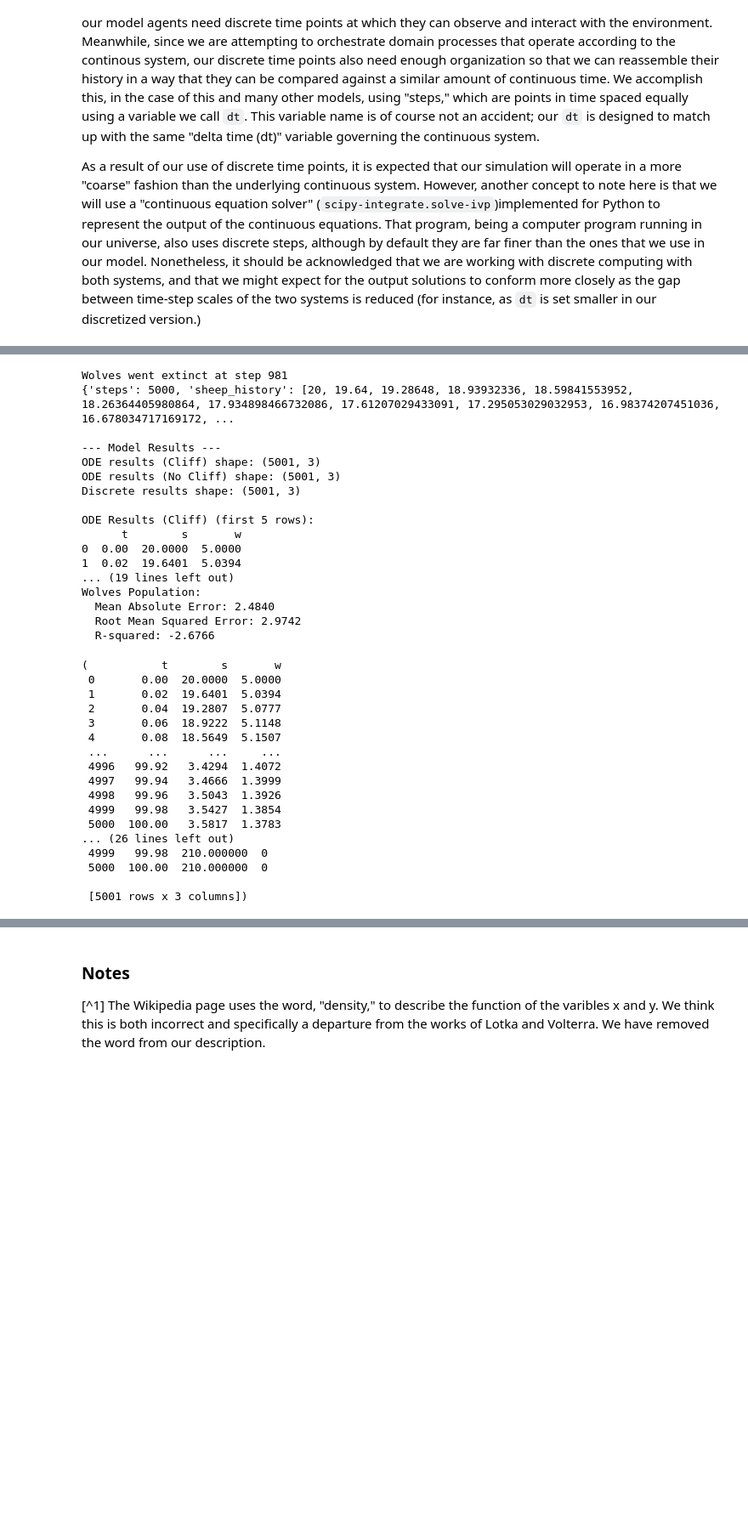
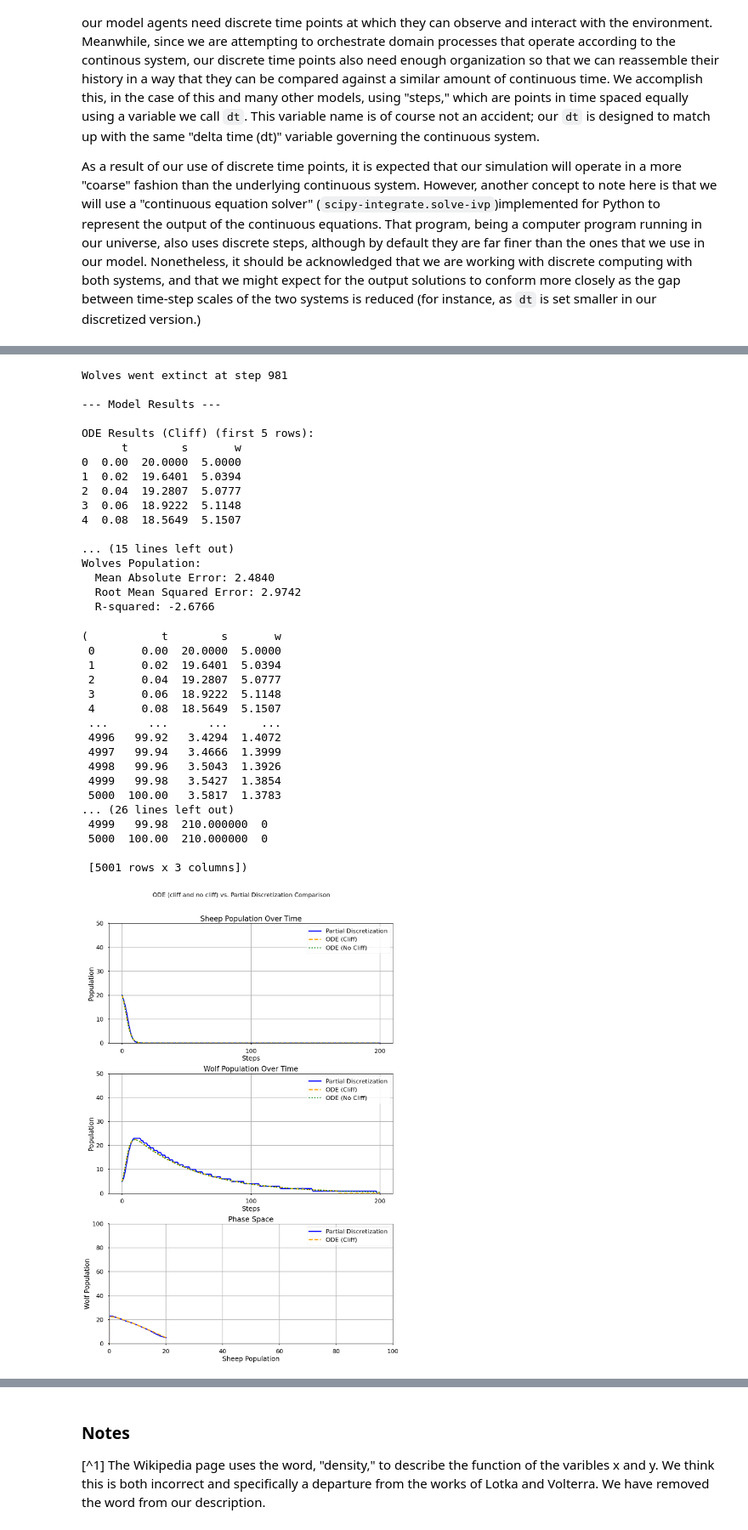
Before and after one commit to peterdresslar/do-android-wolves-dream-of-electric-sheep, a Jupyter notebook: notebooks/validation.ipynb, the cells around one changed output, grey strips where cells are left out. Shown: that part at 85% size. Cells and saved outputs as stored; diff of their text form; code cells hidden in the pictures; blank space fills up the shorter version.

```diff
--- a/notebooks/validation.ipynb
+++ b/notebooks/validation.ipynb
@@ -265,21 +269,21 @@ model_params["beta"] = 0.4
 model_params["gamma"] = 0.4
 model_params["delta"] = 0.1
 
-test_prop_partial_discretization_matches_ode(model_params)
+ode_r, ode_no_cliff_r, partial_r = test_prop_partial_discretization_matches_ode(model_params)
 # %% [output]
 Wolves went extinct at step 981
-{'steps': 5000, 'sheep_history': [20, 19.64, 19.28648, 18.93932336, 18.59841553952, 18.26364405980864, 17.934898466732086, 17.61207029433091, 17.295053029032953, 16.98374207451036, 16.678034717169172, ...
 
 --- Model Results ---
-ODE results (Cliff) shape: (5001, 3)
-ODE results (No Cliff) shape: (5001, 3)
-Discrete results shape: (5001, 3)
 
 ODE Results (Cliff) (first 5 rows):
       t        s       w
 0  0.00  20.0000  5.0000
 1  0.02  19.6401  5.0394
-... (19 lines left out)
+2  0.04  19.2807  5.0777
+3  0.06  18.9222  5.1148
+4  0.08  18.5649  5.1507
+
+... (15 lines left out)
 Wolves Population:
   Mean Absolute Error: 2.4840
   Root Mean Squared Error: 2.9742
@@ -301,6 +305,10 @@ Wolves Population:
  5000  100.00  210.000000  0
 
  [5001 rows x 3 columns])
+# %%
+plot_partial_matches_ode(model_params, partial_r, ode_r, ode_no_cliff_r)
+# %% [output]
+[figure, added]
 # %%
 model_params["alpha"] = 1.0
 model_params["beta"] = 0.2
```
Also changed, not shown: parts of 4 cells of this notebook.
